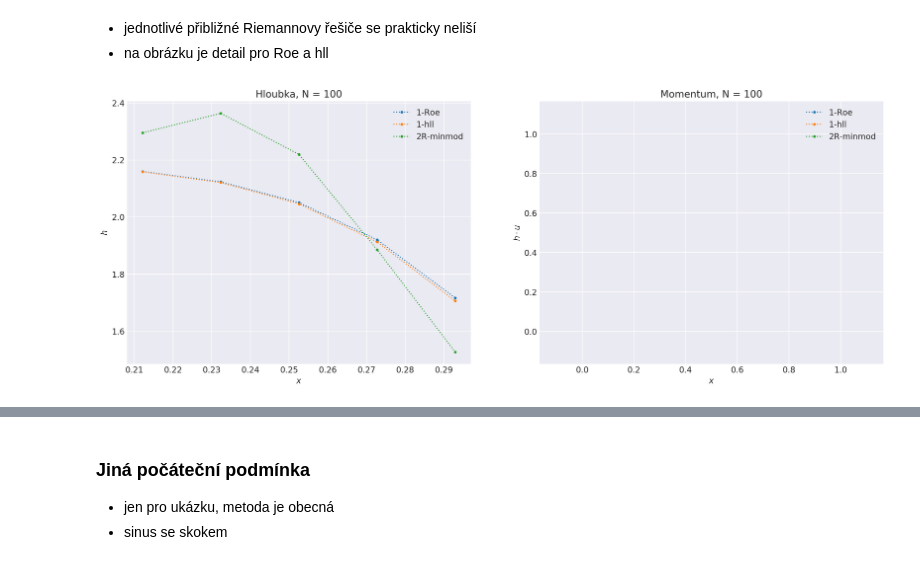
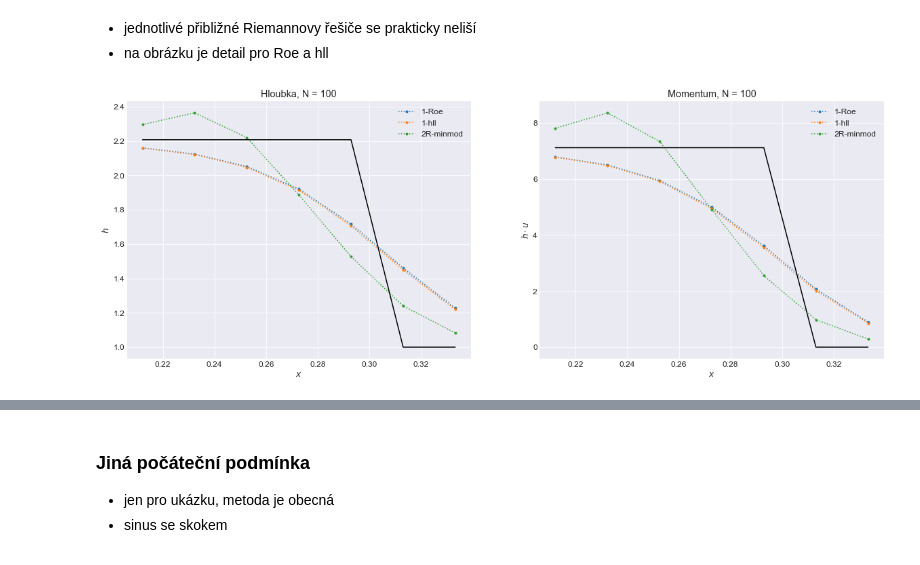
Before and after one commit to honzapulpan/fav-SNM2, a Jupyter notebook: SNM2-semestrálka.ipynb, the cells around one changed output, grey strips where cells are left out. Saved outputs shown, nothing was run; the diff lists cells and outputs as text; code cells hidden in the pictures.

```diff
--- a/SNM2-semestrálka.ipynb
+++ b/SNM2-semestrálka.ipynb
@@ -354,22 +384,29 @@ plt.show()
 - jednotlivé přibližné Riemannovy řešiče se prakticky neliší
 - na obrázku je detail pro Roe a hll
 # %%
+
 n=2
 ms = [0,1,2]
+imin, imax = 60, 67
 
 for m in ms:
     plt.subplot(1,2,1)
-    plt.plot(results[m][n][3][60:65],results[m][n][2][0][60:65],'.:',label = f'{results[m][0]}')
+    plt.plot(results[m][n][3][imin:imax],results[m][n][2][0][imin:imax],'.:',label = f'{results[m][0]}')
     plt.legend()
     plt.xlabel('$x$')
     plt.ylabel('$h$')
     plt.title(f'Hloubka, N = {Ns[n-1]}')
     plt.subplot(1,2,2)
-    plt.plot(results[m][n][3][190:200],results[m][n][2][1][190:200],'.:',label = f'{results[m][0]}')
+    plt.plot(results[m][n][3][imin:imax],results[m][n][2][1][imin:imax],'.:',label = f'{results[m][0]}')
     plt.legend()
     plt.xlabel('$x$')
     plt.ylabel('$h\cdot u$')
     plt.title(f'Momentum, N = {Ns[n-1]}')
+plt.subplot(1,2,1)
+plt.plot(results[0][n][3][imin:imax], exact_sol(results[0][n][3][imin:imax]/.05)[0], 'k', label = 'přesné řešení')
+
+plt.subplot(1,2,2)
+plt.plot(results[0][n][3][imin:imax], exact_sol(results[0][n][3][imin:imax]/.05)[1], 'k', label = 'přesné řešení')
 plt.show()
 # %% [output]
-[figure, old version]
+[figure, new version]
```
Also changed, not shown: parts of 17 cells of this notebook.
